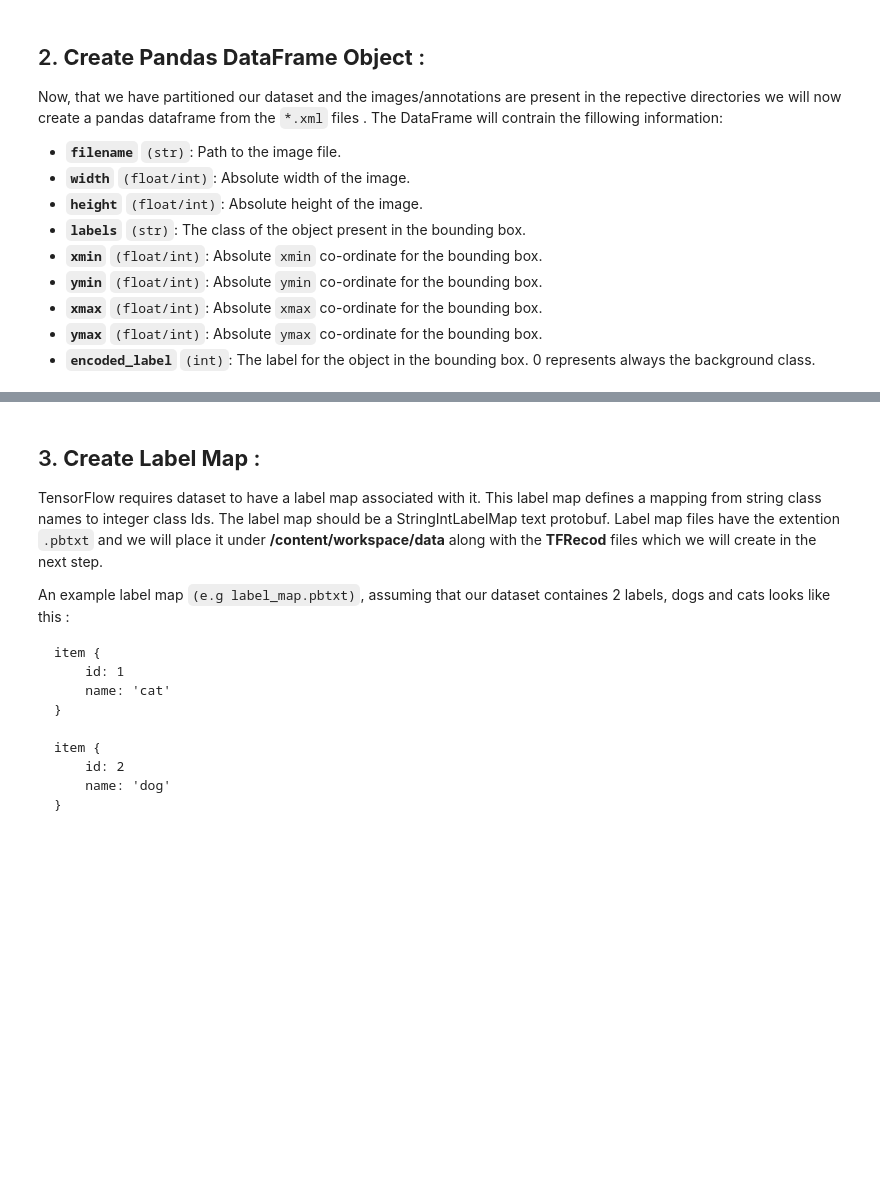
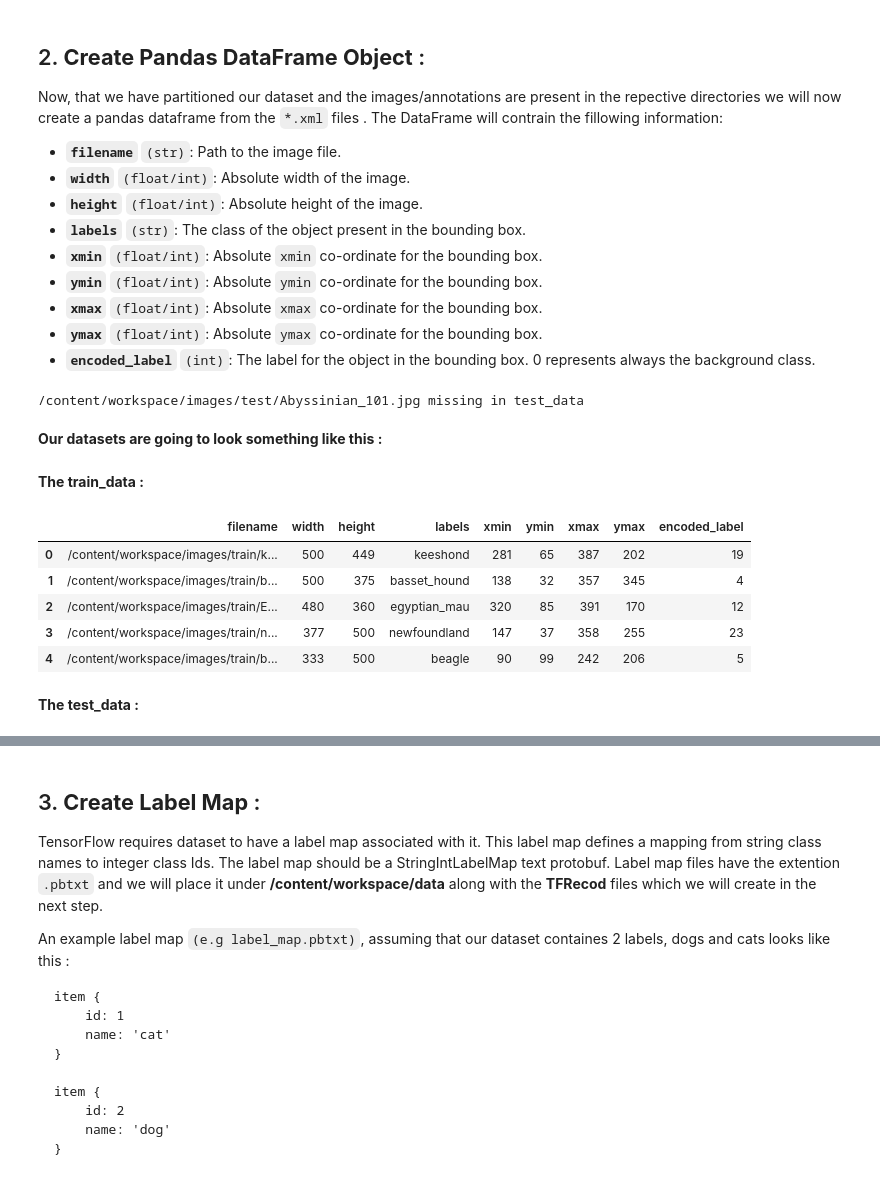
Before and after one commit to benihime91/blog, a Jupyter notebook: _notebooks/2020-11-02-tensorflow-object-detection.ipynb, the cells around one changed output, grey strips where cells are left out. Cells and saved outputs as stored; diff of their text form; code cells hidden in the pictures; blank space fills up the shorter version.

```diff
--- a/_notebooks/2020-11-02-tensorflow-object-detection.ipynb
+++ b/_notebooks/2020-11-02-tensorflow-object-detection.ipynb
@@ -275,7 +362,7 @@ def process_data(annotDir, imageDir, image_set="train"):
         image_set : one of either `train` or `test`, this use when converting
                     the class objects into integer formats.
     """
-    data = xml2pandas(annotations)
+    data = xml2pandas(annotDir)
     #modify the filename to point to the original filename
     data.filename = [os.path.join(imageDir, fname) for fname in data.filename.values]
     #extract the class labels from the filenames
@@ -313,3 +400,5 @@ for f in test_data.filename:
         print(f"{f} missing in test_data")
         test_data = test_data[test_data.filename != f]
         test_data.reset_index(inplace=True, drop=True)
+# %% [output]
+/content/workspace/images/test/Abyssinian_101.jpg missing in test_data
@@ -319,0 +405,18 @@ test_data.head()
+# %% [markdown]
+**Our datasets are going to look something like this :**
+# %% [markdown]
+**The train_data :**
+# %%
+#hide_input
+
+#view the train dataset
+train_data.head()
+# %% [output]
+|  | filename | width | height | labels | xmin | ymin | xmax | ymax | encoded_label |
+| 0 | /content/workspace/images/train/k... | 500 | 449 | keeshond | 281 | 65 | 387 | 202 | 19 |
+| 1 | /content/workspace/images/train/b... | 500 | 375 | basset_hound | 138 | 32 | 357 | 345 | 4 |
+| 2 | /content/workspace/images/train/E... | 480 | 360 | egyptian_mau | 320 | 85 | 391 | 170 | 12 |
+| 3 | /content/workspace/images/train/n... | 377 | 500 | newfoundland | 147 | 37 | 358 | 255 | 23 |
+| 4 | /content/workspace/images/train/b... | 333 | 500 | beagle | 90 | 99 | 242 | 206 | 5 |
+# %% [markdown]
+**The test_data :**
```
Also changed, not shown: parts of 15 cells of this notebook.
